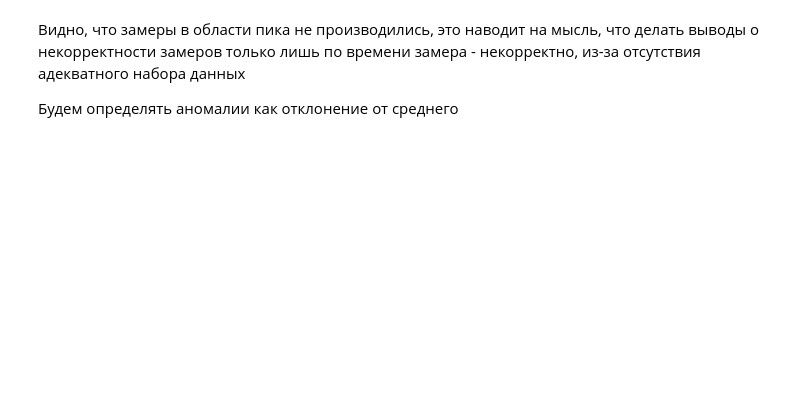
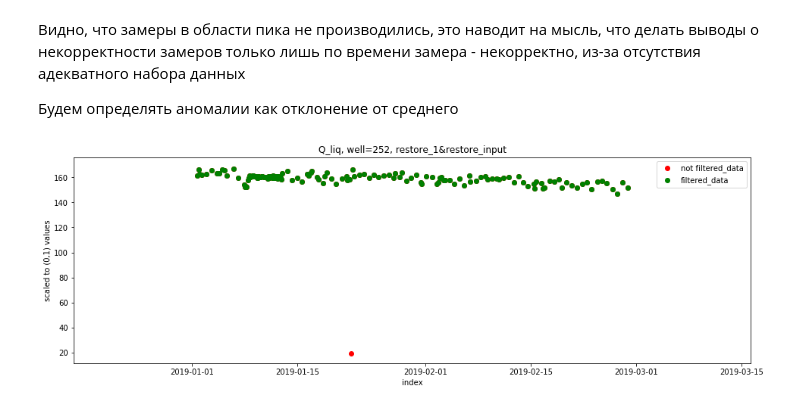
Before and after one commit to unifloc/unifloc_py, a Jupyter notebook: sandbox/uTools/Data_filtration.ipynb, the cells around one changed output. Drawn from its saved outputs; the diff is of its cells as text; code cells hidden in the pictures; blank space fills up the shorter version.

```diff
--- a/sandbox/uTools/Data_filtration.ipynb
+++ b/sandbox/uTools/Data_filtration.ipynb
@@ -78,13 +104,15 @@ all_data_f = all_data_f[all_data_f['Объемный дебит жидкости
 # %%
 pfig = plt.figure(figsize=(16,5))
 plt.scatter(all_data['Объемный дебит жидкости (СУ)'].dropna().index,
             all_data['Объемный дебит жидкости (СУ)'].dropna().values.reshape((-1, 1)), c='red',
             label='not filtered_data')
 plt.scatter(all_data_f['Объемный дебит жидкости (СУ)'].dropna().index,
             all_data_f['Объемный дебит жидкости (СУ)'].dropna().values.reshape((-1, 1)), c='green',
             label='filtered_data')
-plt.title(f'Q_liq, well={well}')
+plt.title(f'Q_liq, well={well}, restore_1&restore_input')
 plt.ylabel('scaled to (0,1) values')
 plt.xlabel('index')
 plt.legend(loc='upper right')
 plt.show()
+# %% [output]
+[figure, added]
```
Also changed, not shown: parts of 6 cells of this notebook.
